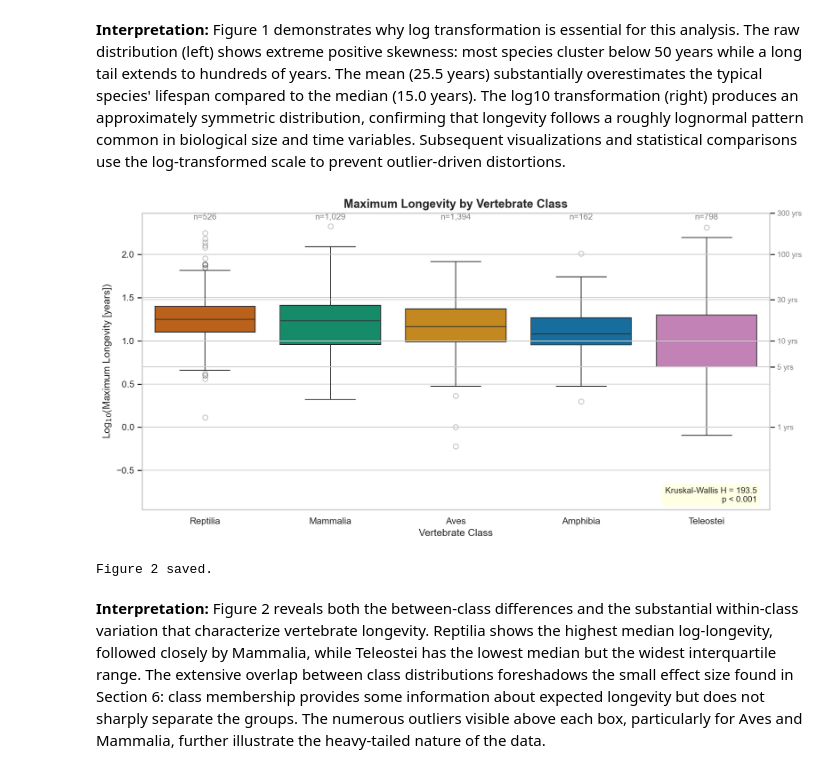
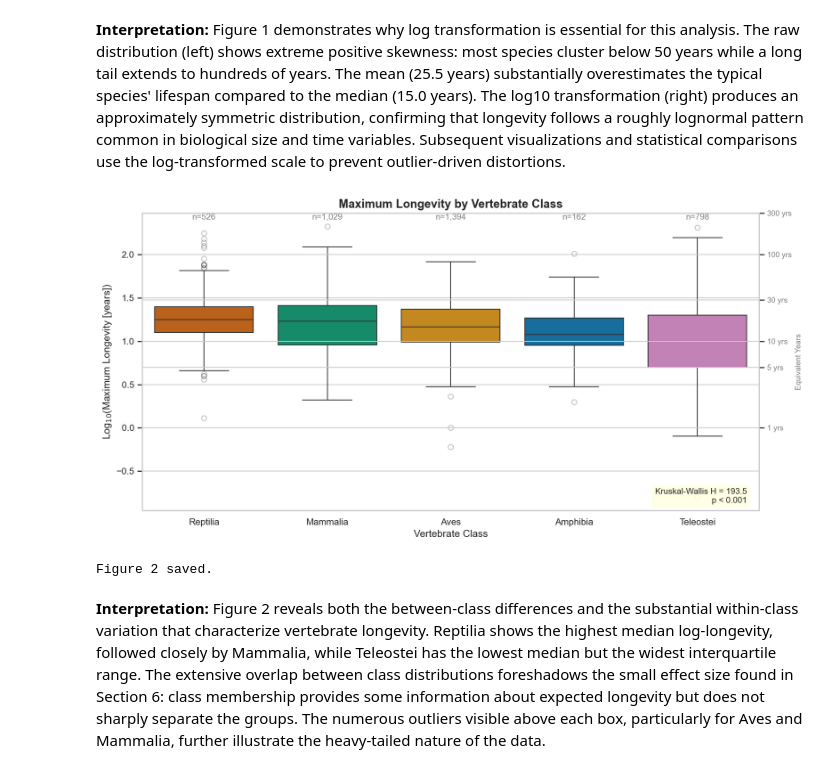
Before and after one commit to trwilcoxson/udacity-nd608-project2-statistics, a Jupyter notebook: analysis.ipynb, the cells around one changed output. Saved outputs shown, nothing was run; the diff lists cells and outputs as text; code cells hidden in the pictures.

```diff
--- a/analysis.ipynb
+++ b/analysis.ipynb
@@ -377,36 +377,37 @@ sns.boxplot(data=top5_df, x='Class', y='log10_longevity', hue='Class',
             flierprops={'alpha': 0.3}, ax=ax)
 ax.set_xlabel('Vertebrate Class')
 ax.set_ylabel('Log$_{10}$(Maximum Longevity [years])')
 ax.set_title('Maximum Longevity by Vertebrate Class', **SUPTITLE_KW)
 
 # Sample size annotations above each box
 for i, cls in enumerate(order):
     n = top5_df[top5_df['Class'] == cls]['log10_longevity'].notna().sum()
     ax.text(i, ax.get_ylim()[1] * 0.97, f'n={n:,}', ha='center',
             fontsize=10, color='gray')
 
 # Back-transformed secondary y-axis (actual years)
 ax2 = ax.twinx()
 ax2.set_ylim(ax.get_ylim())
 tick_years = [1, 5, 10, 30, 100, 300]
 ax2.set_yticks([np.log10(y) for y in tick_years])
 ax2.set_yticklabels([f'{y} yrs' for y in tick_years], fontsize=9, color='gray')
-ax2.set_ylabel('')
+ax2.set_ylabel('Equivalent Years', fontsize=9, color='gray')
 
 # Compute KW inline so the annotation is dynamic (not hardcoded)
 _kw_groups = [grp['max_longevity_yrs'].values
               for _, grp in top5_df.dropna(subset=['max_longevity_yrs']).groupby('Class')]
 _h_inline, _p_inline = stats.kruskal(*_kw_groups)
-ax.text(0.98, 0.02, f'Kruskal-Wallis H = {_h_inline:.1f}\np < 0.001',
+_p_str = f'p = {_p_inline:.1e}' if _p_inline >= 0.001 else 'p < 0.001'
+ax.text(0.98, 0.02, f'Kruskal-Wallis H = {_h_inline:.1f}\n{_p_str}',
         transform=ax.transAxes, ha='right', va='bottom', fontsize=10,
         bbox=dict(boxstyle='round,pad=0.4', facecolor='lightyellow', alpha=0.9))
 
 plt.tight_layout()
 plt.savefig(f'{FIGURES_DIR}fig2_longevity_by_class.png', bbox_inches='tight')
 plt.show()
 print('Figure 2 saved.')
 # %% [output]
-[figure, old version]
+[figure, new version]
 Figure 2 saved.
 # %% [markdown]
 **Interpretation:** Figure 2 reveals both the between-class differences and
```
Also changed, not shown: parts of 13 cells of this notebook, 7 other files.
